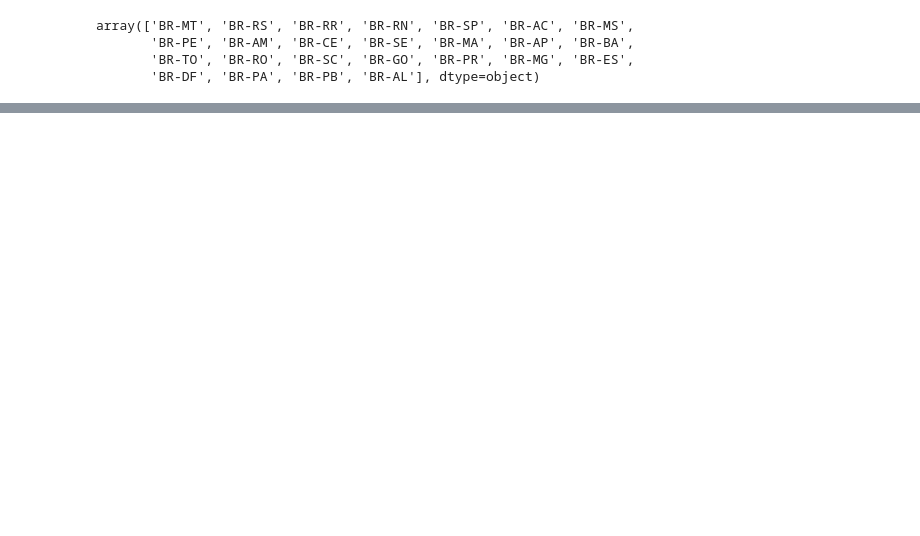
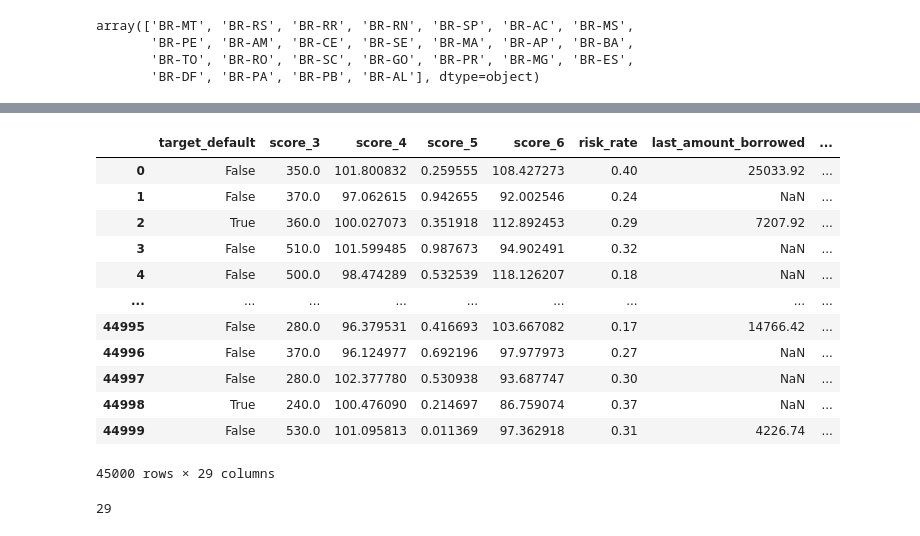
Before and after one commit to ghedin-alison/conceitos_ia, a Jupyter notebook: trabalho/din_din_agora.ipynb, the cells around one changed output, grey strips where cells are left out. Cells and saved outputs as stored; diff of their text form; code cells hidden in the pictures; blank space fills up the shorter version.

```diff
--- a/trabalho/din_din_agora.ipynb
+++ b/trabalho/din_din_agora.ipynb
@@ -308,0 +324,22 @@ array(['BR-MT', 'BR-RS', 'BR-RR', 'BR-RN', 'BR-SP', 'BR-AC', 'BR-MS',
+# %%
+clientes.drop(['shipping_state'], axis=1, inplace=True)
+# %%
+clientes
+# %% [output]
+|  | target_default | score_3 | score_4 | score_5 | score_6 | risk_rate | last_amount_borrowed | ... |
+| 0 | False | 350.0 | 101.800832 | 0.259555 | 108.427273 | 0.40 | 25033.92 | ... |
+| 1 | False | 370.0 | 97.062615 | 0.942655 | 92.002546 | 0.24 | NaN | ... |
+| 2 | True | 360.0 | 100.027073 | 0.351918 | 112.892453 | 0.29 | 7207.92 | ... |
+| 3 | False | 510.0 | 101.599485 | 0.987673 | 94.902491 | 0.32 | NaN | ... |
+| 4 | False | 500.0 | 98.474289 | 0.532539 | 118.126207 | 0.18 | NaN | ... |
+| ... | ... | ... | ... | ... | ... | ... | ... | ... |
+| 44995 | False | 280.0 | 96.379531 | 0.416693 | 103.667082 | 0.17 | 14766.42 | ... |
+| 44996 | False | 370.0 | 96.124977 | 0.692196 | 97.977973 | 0.27 | NaN | ... |
+| 44997 | False | 280.0 | 102.377780 | 0.530938 | 93.687747 | 0.30 | NaN | ... |
+| 44998 | True | 240.0 | 100.476090 | 0.214697 | 86.759074 | 0.37 | NaN | ... |
+| 44999 | False | 530.0 | 101.095813 | 0.011369 | 97.362918 | 0.31 | 4226.74 | ... |
+45000 rows × 29 columns
+# %%
+len(clientes.columns)
+# %% [output]
+29
```
Also changed, not shown: parts of 22 cells of this notebook.
